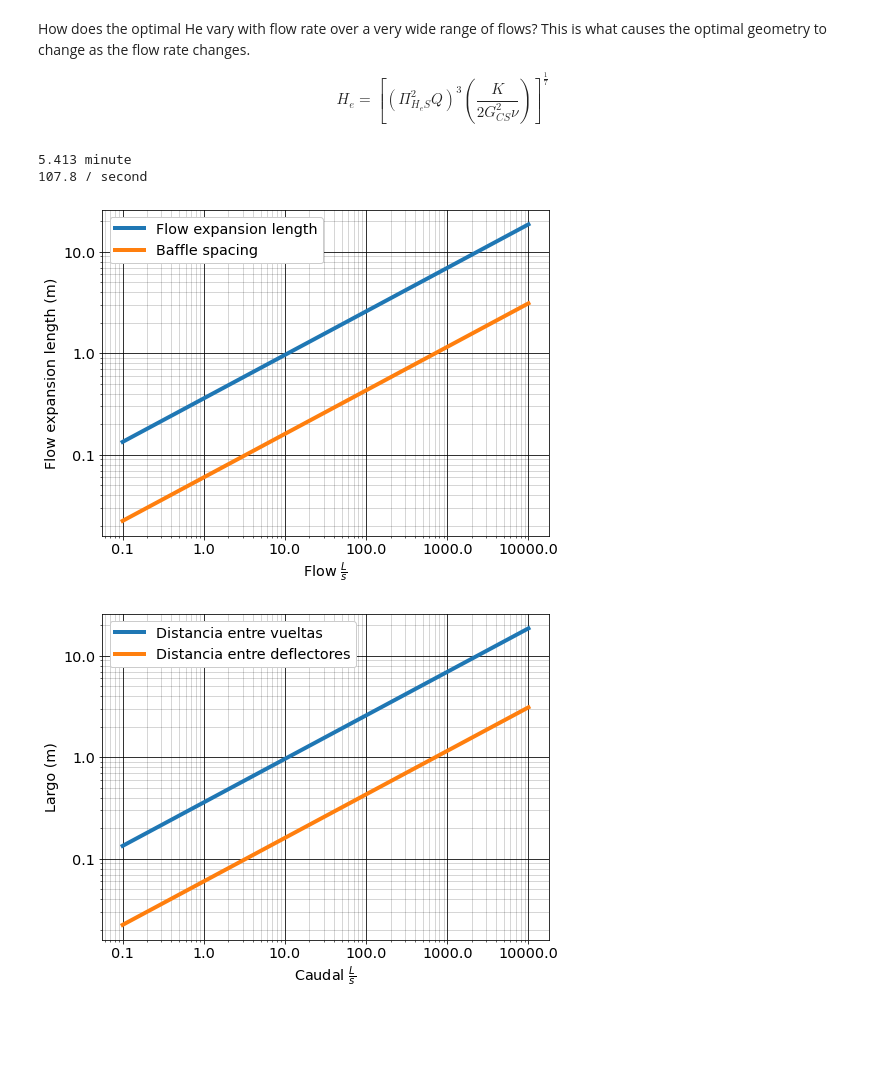
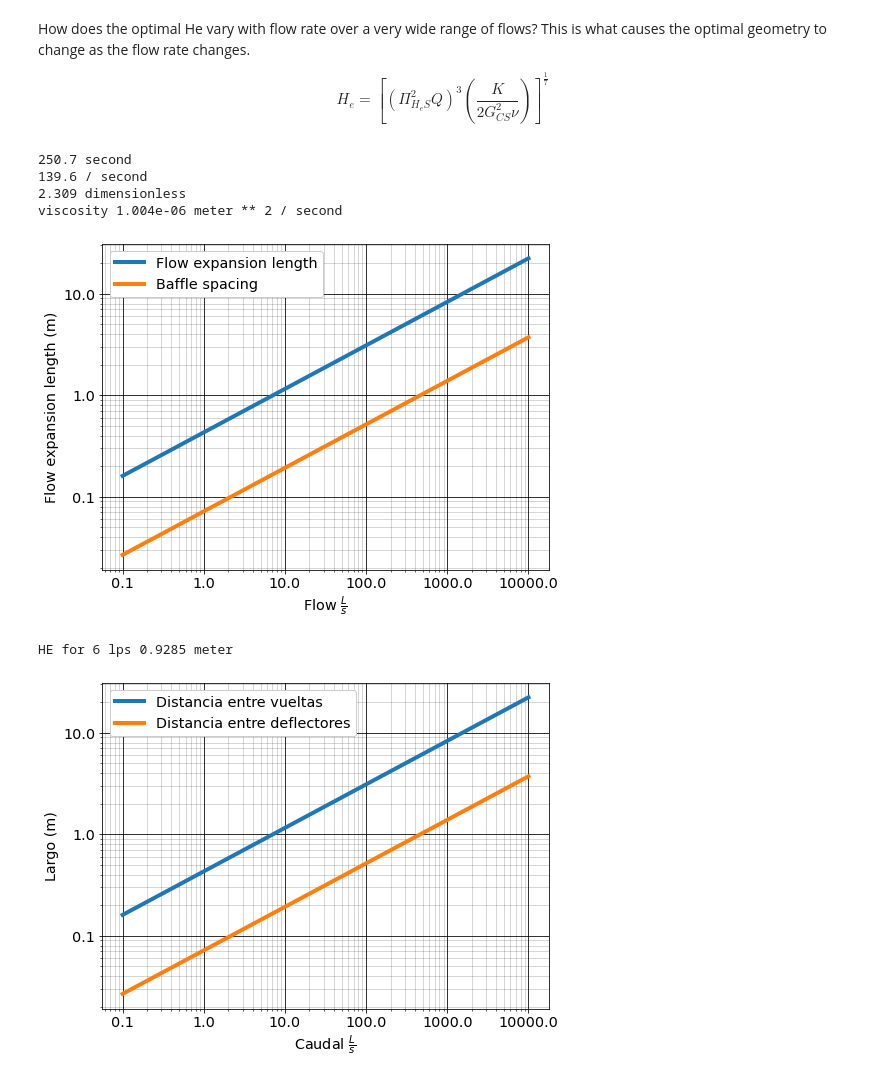
Before and after one commit to AguaClara/SWOT, a Jupyter notebook: Unit_Process_Designs/Flocculator.ipynb, the cells around one changed output. Drawn from its saved outputs; the diff is of its cells as text; code cells hidden in the pictures; blank space fills up the shorter version.

```diff
--- a/Unit_Process_Designs/Flocculator.ipynb
+++ b/Unit_Process_Designs/Flocculator.ipynb
@@ -50,7 +50,7 @@ plt.rcParams.update(params)
 # %% [markdown]
 Calculate minor loss coefficient for flow around baffles when H/s is small enough so that there is not complete expansion of the flow before the flow contracts again.
 # %%
-venacontracta = 0.62
+venacontracta = 0.63
 ratio_plane_jet_width = 0.116
 
 ratio_vc_baffle = venacontracta**2
@@ -69,22 +69,24 @@ def Baffle_hl(q,height_e,w_chan,ratio_vc_baffle,ratio_plane_jet_width):
 baffle_hl = Baffle_hl(q,height_e,w_chan,ratio_vc_baffle,ratio_plane_jet_width)
 print(baffle_hl)
 baffle_s = 49 * u.cm
-ratio_h_s = height_e/baffle_s
+PiHS = height_e/baffle_s
 
 @ac.list_handler()
-def baffle_k_e(ratio_vc_baffle,ratio_plane_jet_width,ratio_h_s):
+def baffle_k_e(ratio_vc_baffle,ratio_plane_jet_width,PiHS):
   a = (1-ratio_vc_baffle)**2
-  b = ratio_vc_baffle * ratio_plane_jet_width * ratio_h_s
-  return ((a/b)**2).to(u.dimensionless)
+  b = ratio_vc_baffle * ratio_plane_jet_width * PiHS
+  k_unbounded_expansion = ((a/b)**2).to(u.dimensionless)
+  k_min = (1/ratio_vc_baffle - 1)**2
+  return np.maximum(k_unbounded_expansion,k_min)
 
-G_1_baffle_K = baffle_k_e(ratio_vc_baffle,ratio_plane_jet_width,ratio_h_s)
+G_1_baffle_K = baffle_k_e(ratio_vc_baffle,ratio_plane_jet_width,PiHS)
 print('Baffle K is',G_1_baffle_K)
 
 # max value of H/s - point of full expansion
-ratio_h_s_max = (1 - ratio_vc_baffle)/ratio_plane_jet_width
-print('max H/s is',ratio_h_s_max)
+PiHS_max = (1 - ratio_vc_baffle)/ratio_plane_jet_width
+print('max H/s is',PiHS_max)
 
-h_s_graph = np.linspace(3,ratio_h_s_max) * u.dimensionless
+h_s_graph = np.linspace(3,10) * u.dimensionless
 
 plt.plot(h_s_graph,baffle_k_e(ratio_vc_baffle,ratio_plane_jet_width,h_s_graph))
 plt.xlabel('Ratio of water depth to baffle spacing')
@@ -92,4 +94,6 @@ plt.ylabel('Minor loss coefficient')
 plt.ylim(0,8)
 
 height_e/0.39
+
+print("K for H/S of 20",baffle_k_e(ratio_vc_baffle,ratio_plane_jet_width,20*u.dimensionless))
 # %% [output]
@@ -354,7 +358,7 @@ G = (u.gravity * HL/(nu * Gtheta)).to(1/u.s)
 theta = Gtheta/G
 K = baffle_k_e(ratio_vc_baffle,ratio_plane_jet_width,ratio_h_s)
 def Floc_H_optimal(Q,K,G,PiHS,nu):
-  return (((ratio_h_s**2 * Q)**3 * K /(2 * G**2 * nu)).to(u.m**7))**(1/7)
+  return (((PiHS**2 * Q)**3 * K /(2 * G**2 * nu)).to(u.m**7))**(1/7)
 
 FlocH = Floc_H_optimal(Q,K,G,PiHS,nu)
 FlocS = FlocH/PiHS
@@ -507,35 +511,40 @@ $${H_e} =\left[\left(\Pi_{H_eS}^2 Q\right)^3 \left( \frac{K}{2 G_{CS}^2 \nu } \r
 # %%
 Q_graph = np.logspace(-1,4,50)*u.L/u.s
 PiHS = 6*u.dimensionless
-temp = 10 * u.degC
+temp = 20 * u.degC
 HL = 50 * u.cm
 Gtheta = 35000
 nu = ac.viscosity_kinematic_water(temp)
 G = (u.gravity * HL/(nu * Gtheta)).to(1/u.s)
 theta = Gtheta/G
-print(theta.to(u.min))
+print(theta.to(u.s))
 print(G)
-K = baffle_k_e(ratio_vc_baffle,ratio_plane_jet_width,ratio_h_s)
-
-temp = 10 * u.degC
+K = baffle_k_e(ratio_vc_baffle,ratio_plane_jet_width,PiHS)
+print(K)
+print("viscosity",nu)
 
 plt.loglog(Q_graph, Floc_H_optimal(Q_graph,K,G,PiHS,nu)  ,'-',linewidth=4);
 plt.loglog(Q_graph, Floc_H_optimal(Q_graph,K,G,PiHS,nu)/PiHS  ,'-',linewidth=4);
 plt.xlabel(r'Flow $\frac{L}{s}$');
 plt.ylabel('Flow expansion length (m)');
 # Show the major grid lines with dark grey lines
 plt.grid(b=True, which='major', color='black', linestyle='-')
 # Show the minor grid lines with very faint and almost transparent grey lines
 plt.grid(b=True, which='minor', color='black', linestyle='-', alpha=0.2)
 plt.legend(["Flow expansion length","Baffle spacing"])
 
 plt.gca().yaxis.set_major_formatter(ticker.StrMethodFormatter("{x}"))
 plt.gca().xaxis.set_major_formatter(ticker.StrMethodFormatter("{x}"))
 plt.show()
+
+print("HE for 6 lps",Floc_H_optimal(6*u.L/u.s,K,G,PiHS,nu))
 # %% [output]
-5.413 minute
-107.8 / second
+250.7 second
+139.6 / second
+2.309 dimensionless
+viscosity 1.004e-06 meter ** 2 / second
-[figure, old version]
+[figure, new version]
+HE for 6 lps 0.9285 meter
 # %%
 plt.loglog(Q_graph, Floc_H_optimal(Q_graph,K,G,PiHS,nu)  ,'-',linewidth=4);
 plt.loglog(Q_graph, Floc_H_optimal(Q_graph,K,G,PiHS,nu)/PiHS  ,'-',linewidth=4);
@@ -551,4 +560,4 @@ plt.gca().yaxis.set_major_formatter(ticker.StrMethodFormatter("{x}"))
 plt.gca().xaxis.set_major_formatter(ticker.StrMethodFormatter("{x}"))
 plt.show()
 # %% [output]
-[figure, old version]
+[figure, new version]
```
Also changed, not shown: parts of 3 cells of this notebook.
